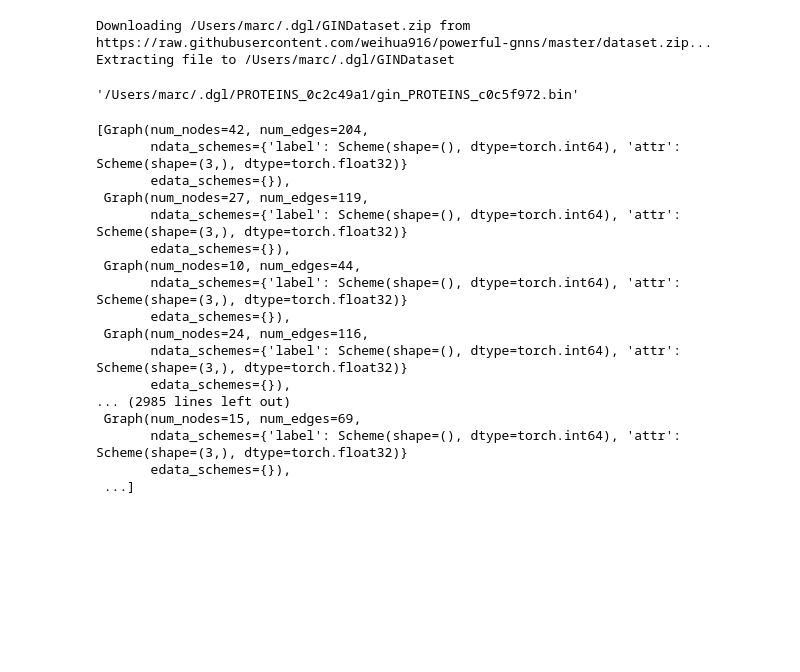
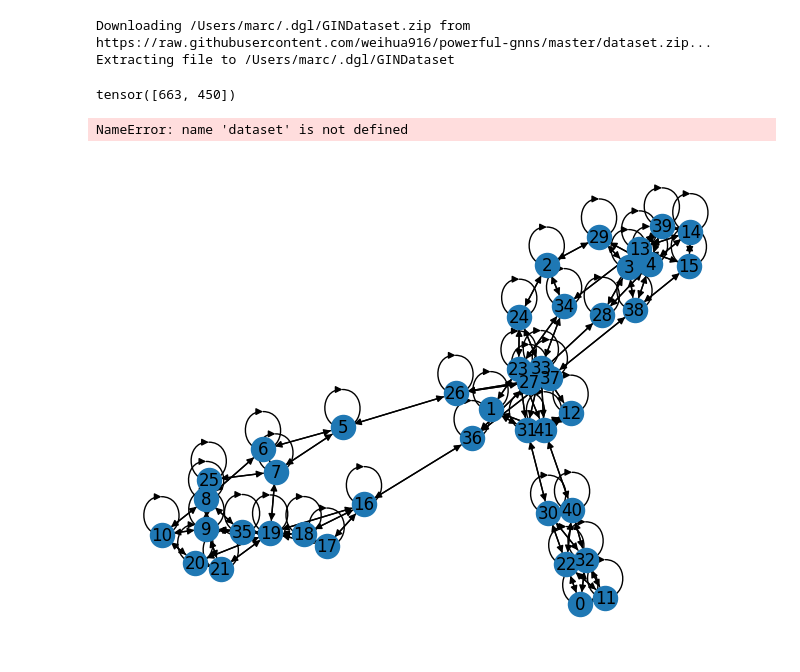
Before and after one commit to marcgloaguen/Week13_GraphClassification, a Jupyter notebook: marc.ipynb, the cells around one changed output. Cells and saved outputs as stored; diff of their text form; code cells hidden in the pictures; blank space fills up the shorter version.

```diff
--- a/marc.ipynb
+++ b/marc.ipynb
@@ -6,27 +7,23 @@ dataset = dgl.data.GINDataset("PROTEINS", self_loop=True)
 # %% [output]
 Downloading /Users/marc/.dgl/GINDataset.zip from https://raw.githubusercontent.com/weihua916/powerful-gnns/master/dataset.zip...
 Extracting file to /Users/marc/.dgl/GINDataset
+# %%
+torch.bincount(dataset[:][1])
+# %% [output]
+tensor([663, 450])
+# %%
+g = dataset[0][0]
+options = {
+    "node_color": "black",
+    "node_size": 20,
+    "width": 1,
+}
+G = dgl.to_networkx(g)
 # %%
-dataset.graph_path
+dataset[0][:]
 # %% [output]
-'/Users/marc/.dgl/PROTEINS_0c2c49a1/gin_PROTEINS_c0c5f972.bin'
+NameError: name 'dataset' is not defined
-# %%
-dataset.graphs
-# %% [output]
-[Graph(num_nodes=42, num_edges=204,
-       ndata_schemes={'label': Scheme(shape=(), dtype=torch.int64), 'attr': Scheme(shape=(3,), dtype=torch.float32)}
-       edata_schemes={}),
- Graph(num_nodes=27, num_edges=119,
-       ndata_schemes={'label': Scheme(shape=(), dtype=torch.int64), 'attr': Scheme(shape=(3,), dtype=torch.float32)}
-       edata_schemes={}),
- Graph(num_nodes=10, num_edges=44,
-       ndata_schemes={'label': Scheme(shape=(), dtype=torch.int64), 'attr': Scheme(shape=(3,), dtype=torch.float32)}
-       edata_schemes={}),
- Graph(num_nodes=24, num_edges=116,
-       ndata_schemes={'label': Scheme(shape=(), dtype=torch.int64), 'attr': Scheme(shape=(3,), dtype=torch.float32)}
-       edata_schemes={}),
-... (2985 lines left out)
- Graph(num_nodes=15, num_edges=69,
-       ndata_schemes={'label': Scheme(shape=(), dtype=torch.int64), 'attr': Scheme(shape=(3,), dtype=torch.float32)}
-       edata_schemes={}),
- ...]
+# %%
+nx.draw(G, with_labels=True)
+# %% [output]
+[figure, added]
```
Also changed, not shown: parts of 1 cell of this notebook.
